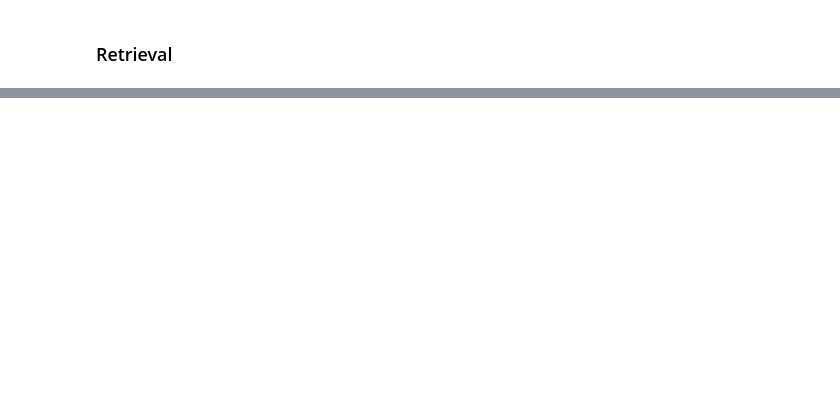
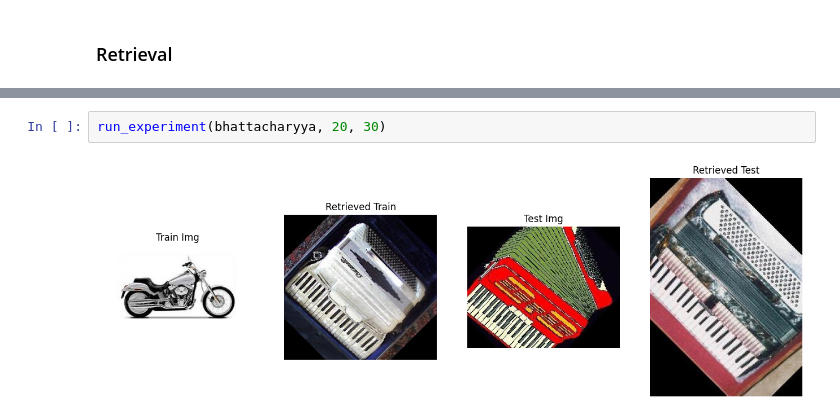
Before and after one commit to HouskaVojtech/image_filtering, a Jupyter notebook: assignment_4/assignment_4.ipynb, the cells around one changed output, grey strips where cells are left out. Cells and saved outputs as stored; diff of their text form; blank space fills up the shorter version.

```diff
--- a/assignment_4/assignment_4.ipynb
+++ b/assignment_4/assignment_4.ipynb
@@ -233,0 +273,4 @@ bhattacharyya(retrieval_table.loc[0].bag_of_words, retrieval_table.loc[2].bag_of
+# %%
+run_experiment(bhattacharyya, 20, 30)
+# %% [output]
+[figure, added]
```
Also changed, not shown: parts of 12 cells of this notebook.
